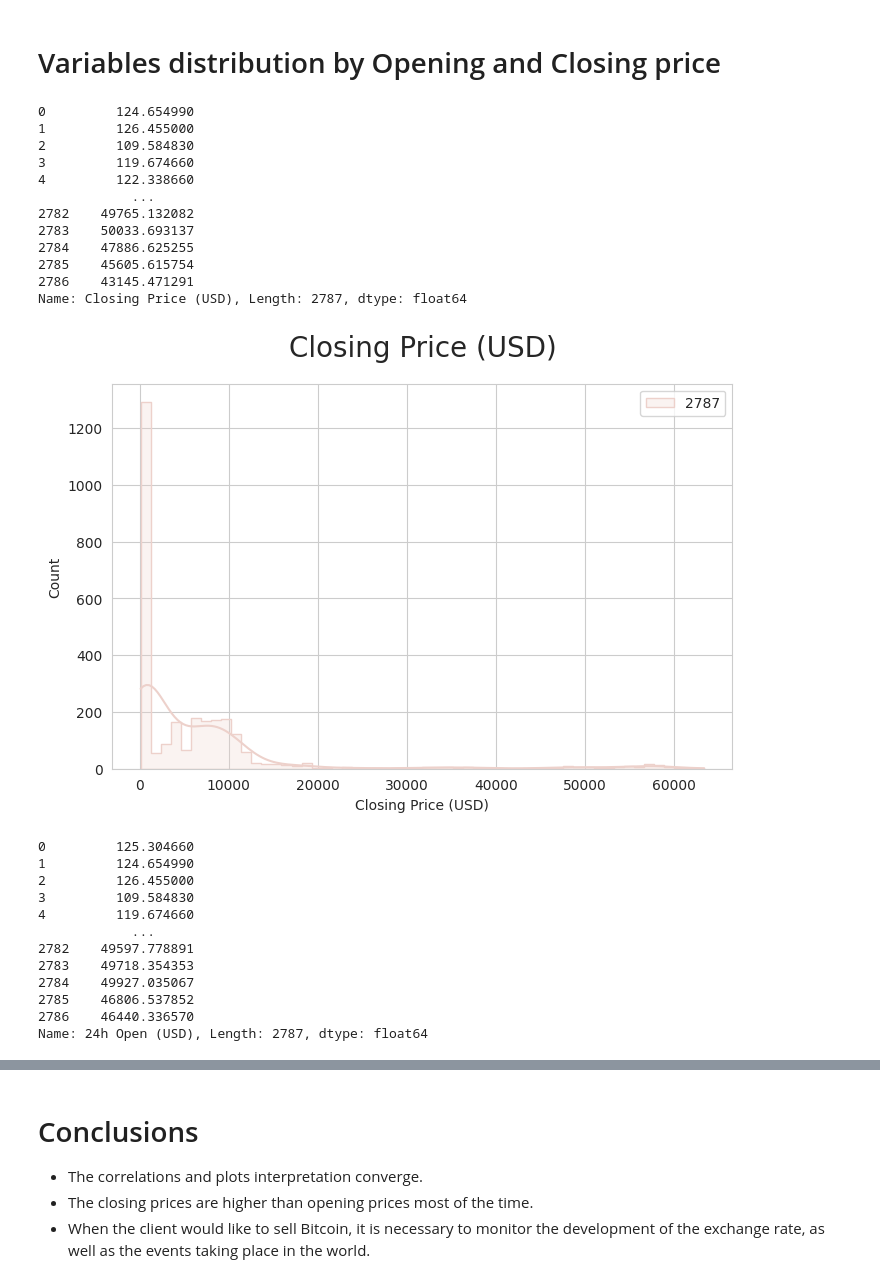
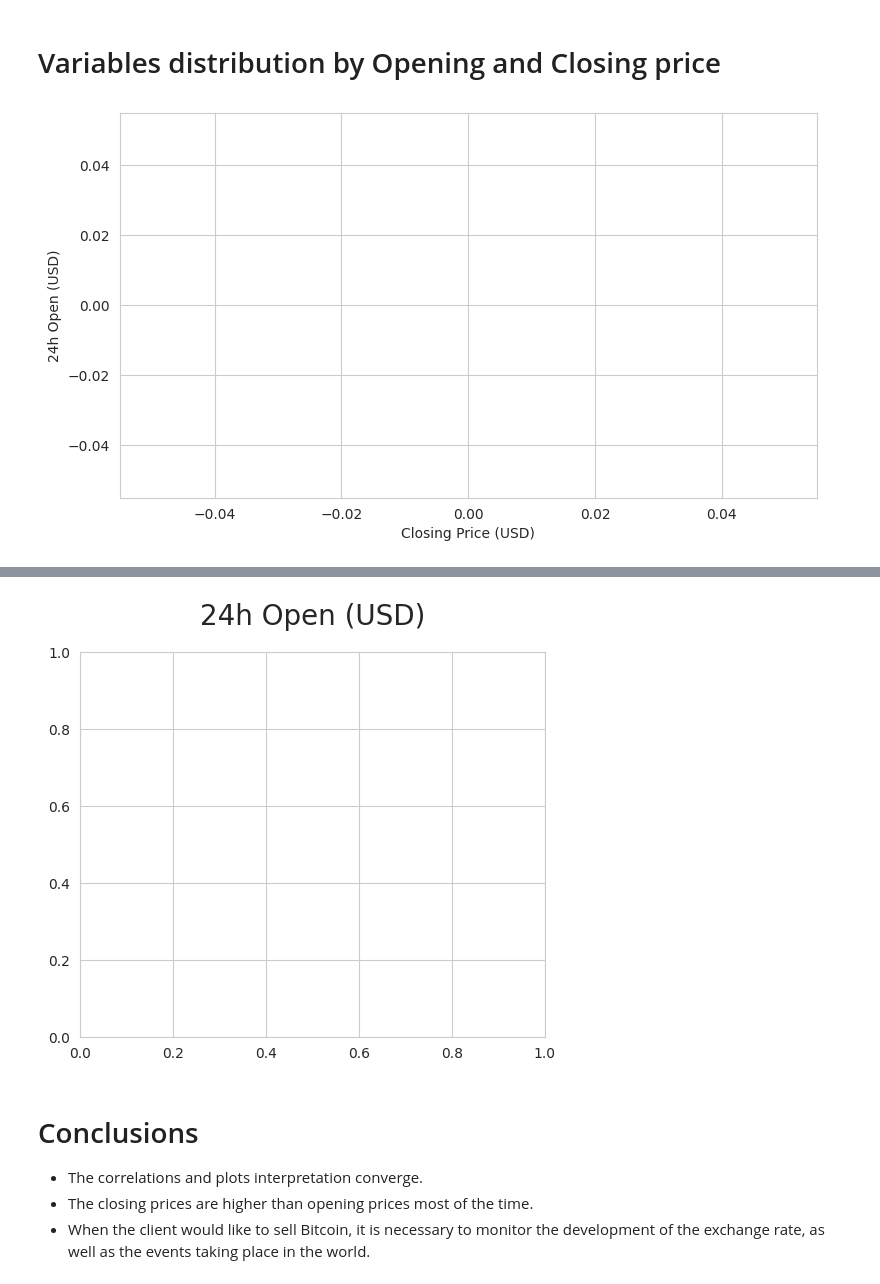
Before and after one commit to ksagep/fifth-milestone-project-bitcoin, a Jupyter notebook: jupyter_notebooks/Study_of_differences.ipynb, the cells around one changed output, grey strips where cells are left out. Cells and saved outputs as stored; diff of their text form; code cells hidden in the pictures.

```diff
--- a/jupyter_notebooks/Study_of_differences.ipynb
+++ b/jupyter_notebooks/Study_of_differences.ipynb
@@ -129,58 +129,36 @@ df_eda.head(2787)
 # %% [markdown]
 # Variables distribution by Opening and Closing price
 # %%
-
+import pandas as pd
 import matplotlib.pyplot as plt
 import seaborn as sns
 sns.set_style('whitegrid')
-df = pd.read_csv("outputs/dataset/collection/Bitcoin_Price_Data.csv")
+df = (pd.read_csv("/workspace/fifth-milestone-project-bitcoin/jupyter_notebooks/outputs/dataset/collection/Bitcoin_Price_Data.csv").drop(['24h High (USD)','24h Low (USD)'], axis=1))
 
-def plot_numerical(df, col, target_var):
-    plt.figure(figsize=(8, 5))
-    sns.histplot(data=df, x=col, hue=2787, kde=True, element="step")
+vars_to_study = ['Date', 'Closing Price (USD)', '24h Open (USD)']
+newdf = df[df['Date'].str.contains('Closing Price (USD)', '24h Open (USD)')]
+newdf_eda = newdf.filter(vars_to_study)
+
+def plot_numerical(newdf, col, target_var):
+    plt.figure(figsize=(6, 5))
+    sns.histplot(data=newdf, x=col, hue=2787, kde=True, element="step")
     plt.title(f"{col}", fontsize=20, y=1.05)
     plt.show()
 
-def plot_categorical(df, col, target_var):
+def plot_categorical(newdf, col, target_var):
 
-    plt.figure(figsize=(12, 5))
-    sns.countplot(data=df, x=col, hue=2787, order=df[col].value_counts().index)
-    plt.xticks(rotation=90)
-    plt.title(f"{col}", fontsize=20, y=1.05)
+    plt.figure(figsize=(9, 5))
+    sns.regplot(x=newdf["Closing Price (USD)"], y=newdf["24h Open (USD)"])
     plt.show()
 
-target_var = 'Closing Price (USD)','24h Open (USD)'
+target_var = ['Date', 'Closing Price (USD)','24h Open (USD)']
 for col in vars_to_study:
 
-    if df_eda[col].dtype == 'float64':
-        plot_numerical(df_eda, col, target_var)
-        print("\n\n")
+    if newdf_eda[col].dtype == 'float64':
+        plot_numerical(newdf_eda, col, target_var)
+        print()
     else:
-        plot_categorical(df_eda, col, target_var)
-        print("\n\n")
+        plot_categorical(newdf_eda, col, target_var)
+        print()
 # %% [output]
-0         124.654990
-1         126.455000
-2         109.584830
-3         119.674660
-4         122.338660
-            ...
-2782    49765.132082
-2783    50033.693137
-2784    47886.625255
-2785    45605.615754
-2786    43145.471291
-Name: Closing Price (USD), Length: 2787, dtype: float64
-[figure, old version]
+[figure, new version]
-0         125.304660
-1         124.654990
-2         126.455000
-3         109.584830
-4         119.674660
-            ...
-2782    49597.778891
-2783    49718.354353
-2784    49927.035067
-2785    46806.537852
-2786    46440.336570
-Name: 24h Open (USD), Length: 2787, dtype: float64
@@ -188,3 +166,4 @@ Name: 24h Open (USD), Length: 2787, dtype: float64
+[figure, added]
 # %% [markdown]
 # Conclusions
 
```
Also changed, not shown: parts of 1 cell of this notebook, 4 other files.
